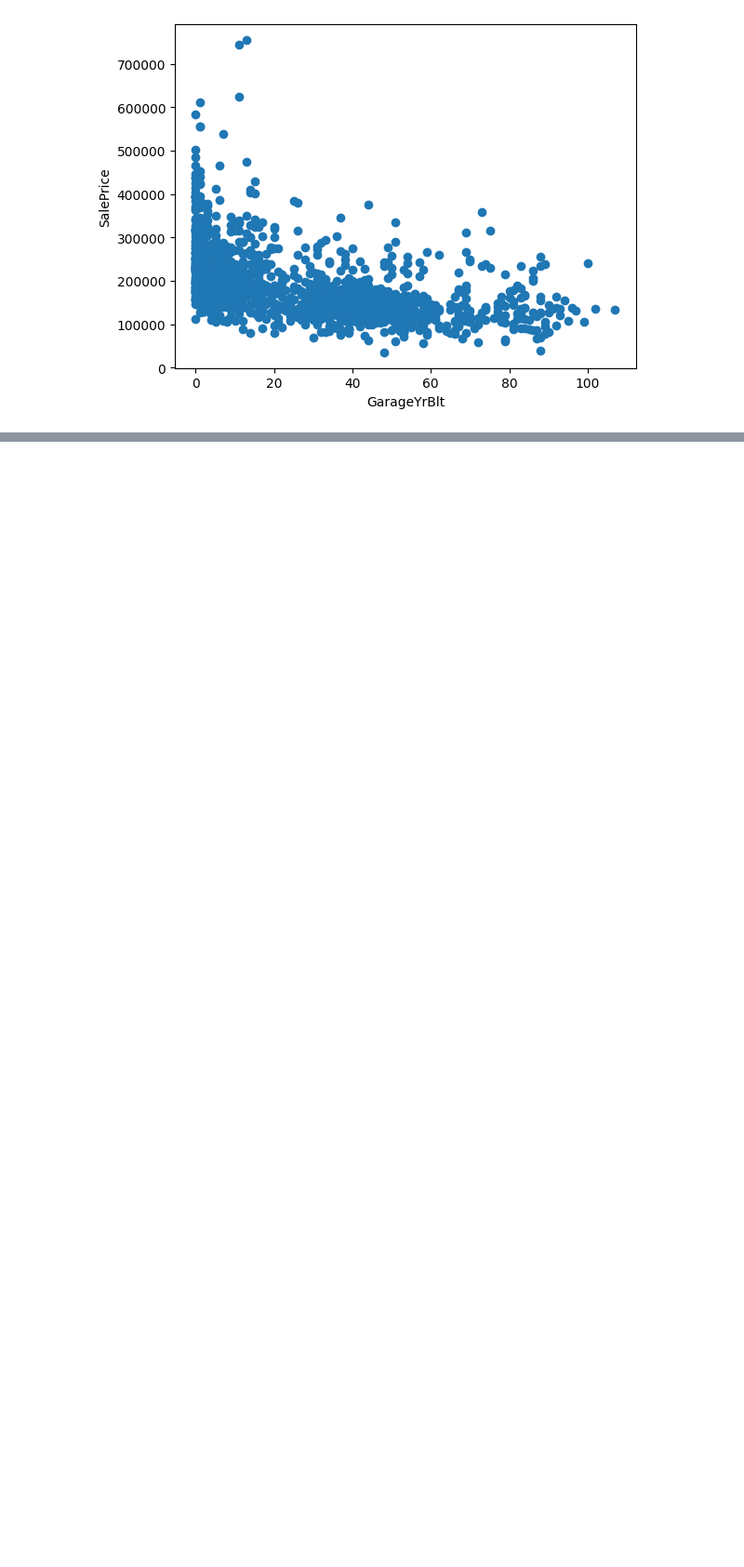
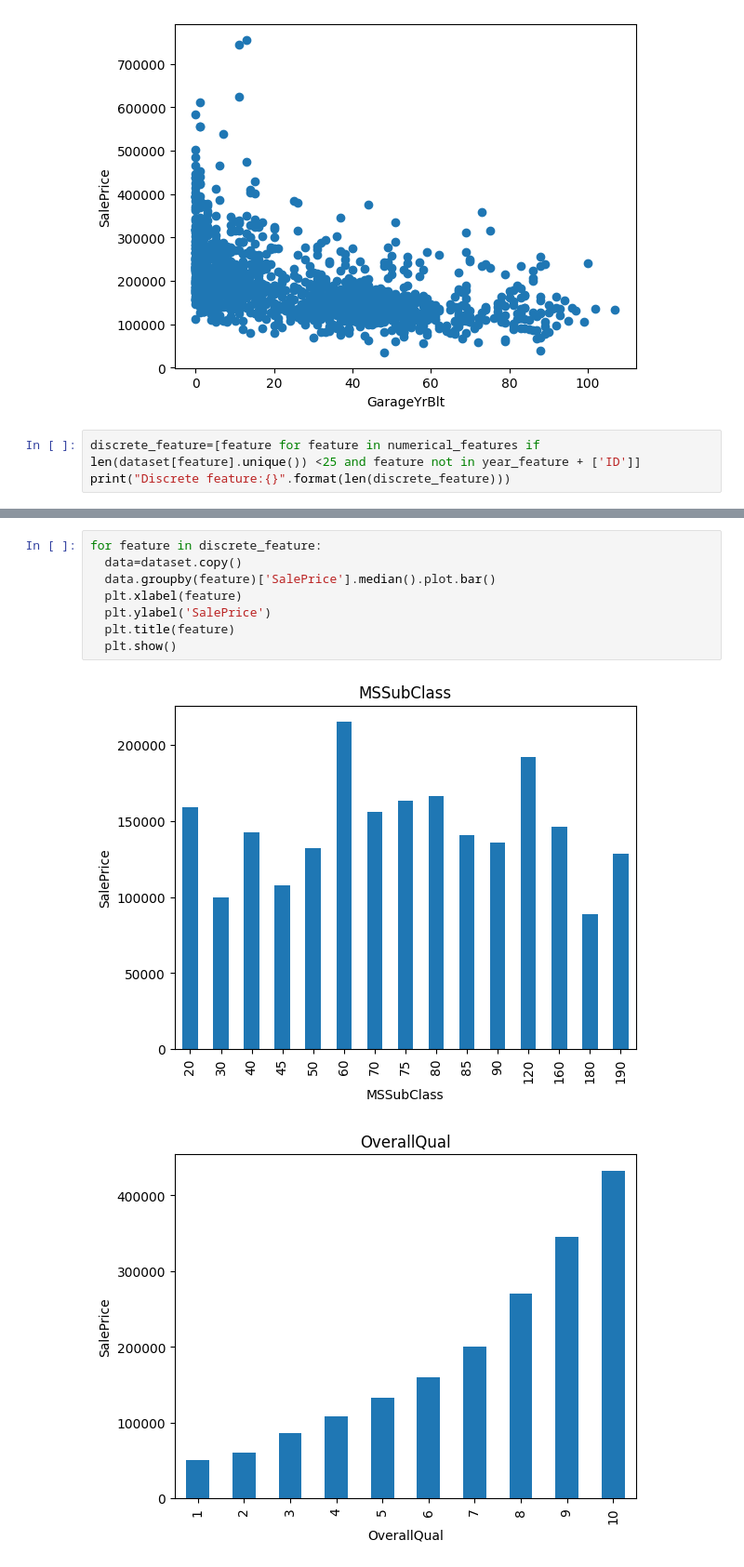
Before and after one commit to SUDHAN1022/Data-preprocessing-Techniques, a Jupyter notebook: EDA_Pratice.ipynb, the cells around one changed output, grey strips where cells are left out. Shown at 93% size. Cells and saved outputs as stored; diff of their text form; blank space fills up the shorter version.

```diff
--- a/EDA_Pratice.ipynb
+++ b/EDA_Pratice.ipynb
@@ -168,3 +168,6 @@ for feature in year_feature:
 [figure]
 [figure]
 [figure]
+# %%
+discrete_feature=[feature for feature in numerical_features if len(dataset[feature].unique()) <25 and feature not in year_feature + ['ID']]
+print("Discrete feature:{}".format(len(discrete_feature)))
@@ -170,0 +205,11 @@ for feature in year_feature:
+# %%
+for feature in discrete_feature:
+  data=dataset.copy()
+  data.groupby(feature)['SalePrice'].median().plot.bar()
+  plt.xlabel(feature)
+  plt.ylabel('SalePrice')
+  plt.title(feature)
+  plt.show()
+# %% [output]
+[figure, added]
+[figure, added]
```
Also changed, not shown: parts of 8 cells of this notebook.
